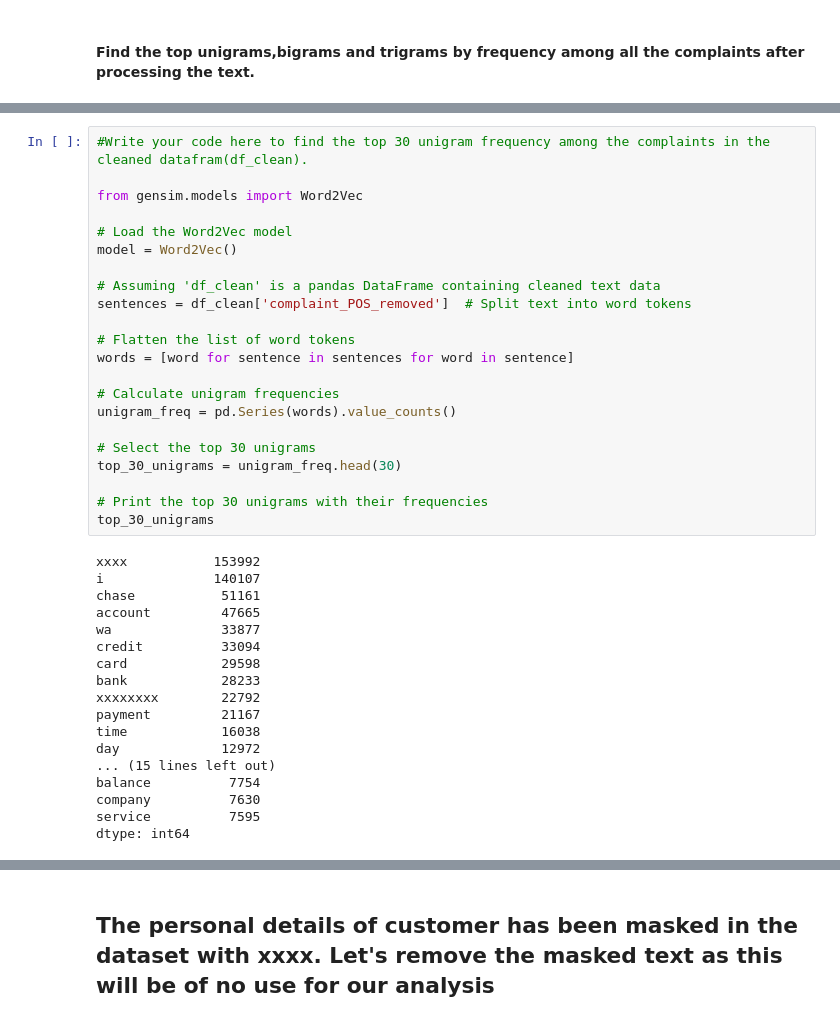
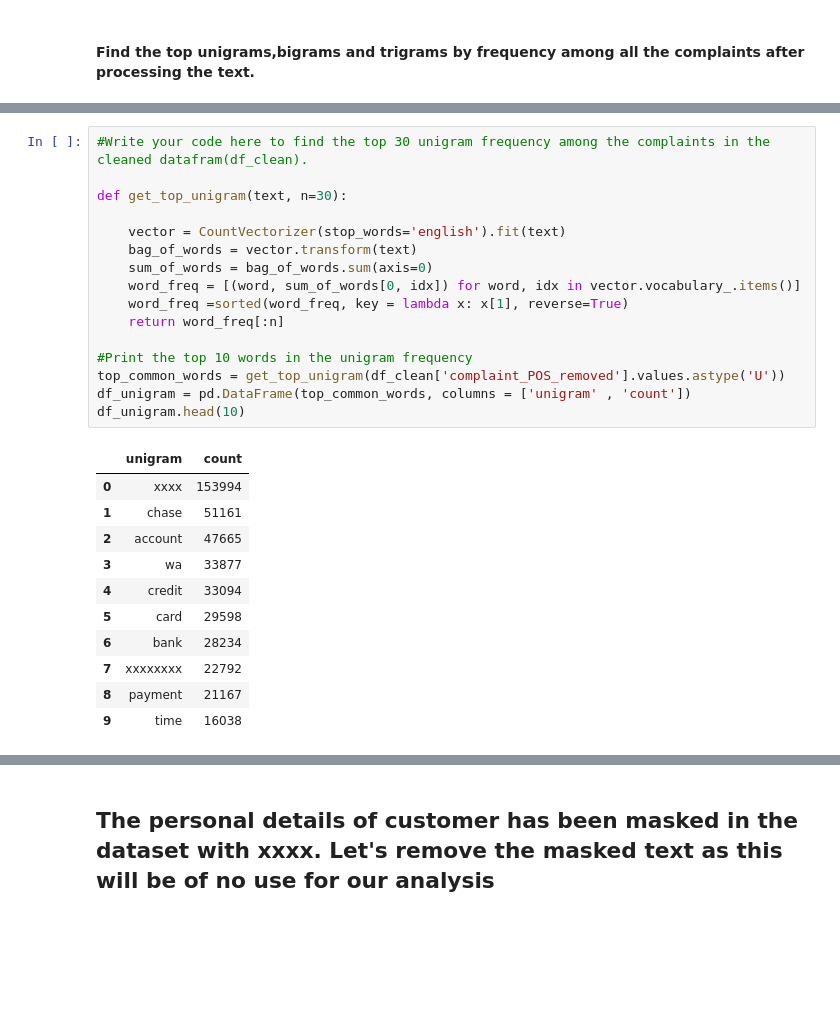
Before and after one commit to hargurjeet/NLP_Automatic_Ticket_Classification, a Jupyter notebook: Automatic_Ticket_Classification_Assignment.ipynb, the cells around one changed output, grey strips where cells are left out. Saved outputs shown, nothing was run; the diff lists cells and outputs as text; blank space fills up the shorter version.

```diff
--- a/Automatic_Ticket_Classification_Assignment.ipynb
+++ b/Automatic_Ticket_Classification_Assignment.ipynb
@@ -444,40 +374,28 @@ df_ngram[:30]
-# %%
-#Write your code here to find the top 30 unigram frequency among the complaints in the cleaned datafram(df_clean).
-
-from gensim.models import Word2Vec
-
-# Load the Word2Vec model
-model = Word2Vec()
-
-# Assuming 'df_clean' is a pandas DataFrame containing cleaned text data
-sentences = df_clean['complaint_POS_removed']  # Split text into word tokens
-
-# Flatten the list of word tokens
-words = [word for sentence in sentences for word in sentence]
-
-# Calculate unigram frequencies
-unigram_freq = pd.Series(words).value_counts()
-
-# Select the top 30 unigrams
-top_30_unigrams = unigram_freq.head(30)
-
-# Print the top 30 unigrams with their frequencies
-top_30_unigrams
-# %% [output]
-xxxx           153992
-i              140107
-chase           51161
-account         47665
-wa              33877
-credit          33094
-card            29598
-bank            28233
-xxxxxxxx        22792
-payment         21167
-time            16038
-day             12972
-... (15 lines left out)
-balance          7754
-company          7630
-service          7595
-dtype: int64
+# %%
+#Write your code here to find the top 30 unigram frequency among the complaints in the cleaned datafram(df_clean).
+
+def get_top_unigram(text, n=30):
+
+    vector = CountVectorizer(stop_words='english').fit(text)
+    bag_of_words = vector.transform(text)
+    sum_of_words = bag_of_words.sum(axis=0)
+    word_freq = [(word, sum_of_words[0, idx]) for word, idx in vector.vocabulary_.items()]
+    word_freq =sorted(word_freq, key = lambda x: x[1], reverse=True)
+    return word_freq[:n]
+
+#Print the top 10 words in the unigram frequency
+top_common_words = get_top_unigram(df_clean['complaint_POS_removed'].values.astype('U'))
+df_unigram = pd.DataFrame(top_common_words, columns = ['unigram' , 'count'])
+df_unigram.head(10)
+# %% [output]
+|  | unigram | count |
+| 0 | xxxx | 153994 |
+| 1 | chase | 51161 |
+| 2 | account | 47665 |
+| 3 | wa | 33877 |
+| 4 | credit | 33094 |
+| 5 | card | 29598 |
+| 6 | bank | 28234 |
+| 7 | xxxxxxxx | 22792 |
+| 8 | payment | 21167 |
+| 9 | time | 16038 |
```
Also changed, not shown: parts of 17 cells of this notebook.
